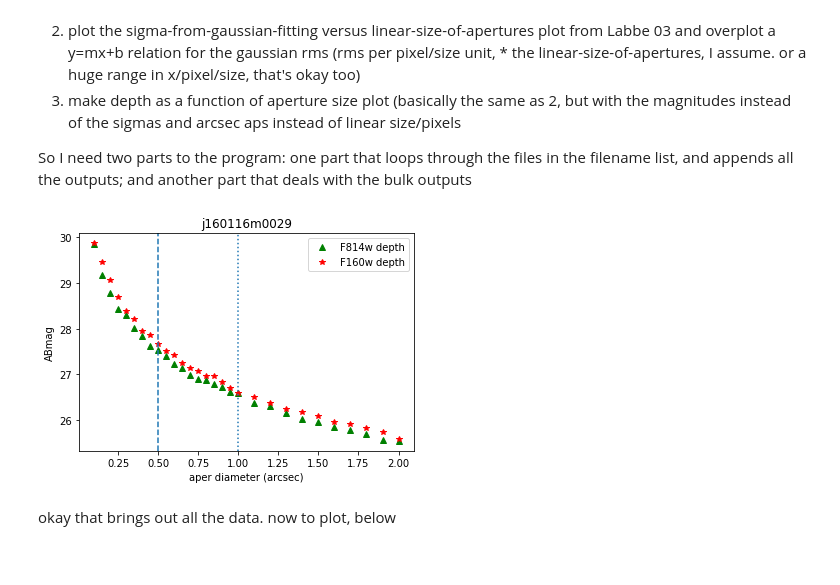
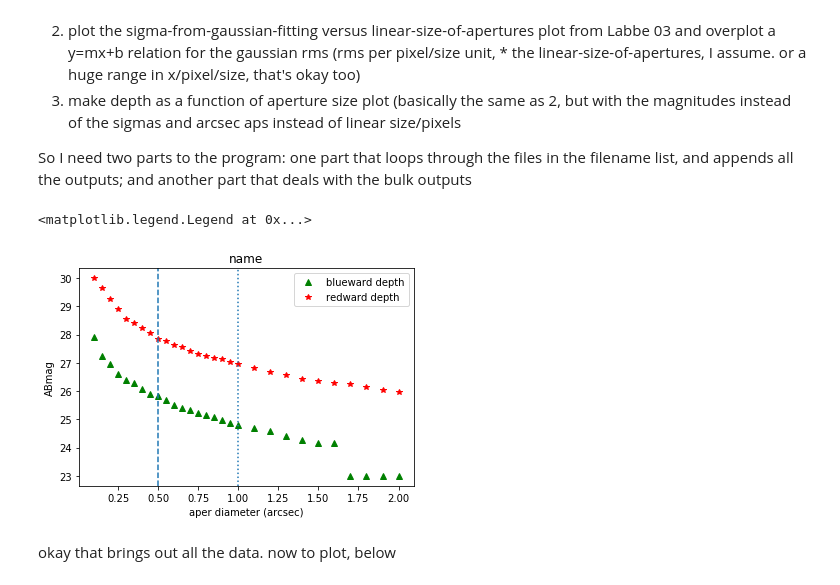
Before and after one commit to astroknots/database, a Jupyter notebook: depthcalculation/Working_Depth.ipynb, the cells around one changed output. Saved outputs shown, nothing was run; the diff lists cells and outputs as text; code cells hidden in the pictures.

```diff
--- a/depthcalculation/Working_Depth.ipynb
+++ b/depthcalculation/Working_Depth.ipynb
@@ -33,13 +34,13 @@ after looping through each object in the list, I will have a file of depth measu
 
 So I need two parts to the program: one part that loops through the files in the filename list, and appends all the outputs; and another part that deals with the bulk outputs
 # %%
-file1='../emptyApertureAnalysis_share/aperflux/all_j16_f814w_osnn3_aps.txt'
-file2='../emptyApertureAnalysis_share/aperflux/all_j16_f160w_osnn3_aps.txt'
+file1='../emptyApertureAnalysis_share/aperflux/allmost2_j0035_f814wu_osnn3m_aps.txt'
+file2='../emptyApertureAnalysis_share/aperflux/all_j0035_f140w_osnn3m_aps_v30.txt'
 filenames1=np.loadtxt(file1,dtype='str')
 filenames2=np.loadtxt(file2,dtype='str')
 
-originalfits1='../../HSTdata/j160116m0029/j160116m0029-f814w_drc_sci.fits'
-originalfits2='../../HSTdata/j160116m0029/j160116m0029-f160w_drz_sci.fits'
+originalfits1='../../HSTdata/j003548m4312/j003548m4312-f814wu_drc_sci.fits'
+originalfits2='../../HSTdata/j003548m4312/j003548m4312-f140w_drz_sci.fits'
 hdu1=fits.open(originalfits1)
 hdu2=fits.open(originalfits2)
 hdr1=hdu1[0].header
@@ -49,8 +50,11 @@ holdphots2=[hdr2['PHOTFLAM'],hdr2['PHOTPLAM']]
 hdu1.close()
 hdu2.close()
 
+#arcsec
 apers=np.array([0.1,0.15,0.2,0.25,0.3,0.35,0.4,0.45,0.5,0.55,0.6,0.65,0.7,0.75,0.8,0.85,0.9,0.95,1.0,1.1,1.2,1.3,1.4,1.5,1.6,1.7,1.8,1.9,2.0])
-
+#linear size: linearsize=0.5*np.array(apers)/pixscale
+aper1 = 0.5*apers/0.1
+aper1b =0.5*apers/0.05
 
 mags_fblue=[]
 mags_fred=[]
@@ -64,42 +68,47 @@ keynames_fred=[]
 for x in filenames1:
 #    infile='../emptyApertureAnalysis_share/aperflux/'+str(x)
     infile=str(x)
     mags,sigs=depthcalc.depth(infile,holdphots1)
     mags_fblue.append(mags)
     sigs_fblue.append(sigs)
     holdhists1,nameout1=depthcalc.fithists(infile,binnum=100)
     histdict1={nameout1:holdhists1}
     histogram_fblue.update(histdict1)
     keynames_fblue.append(nameout1)
 
-#this is only necessary for j003548m4312, which timed out after 24 hours for F814w
-#holdthese=[23.0,23.0,23.0,23.0]
-#for i in holdthese:
-#    mags_fblue.append(i)
+#this is only necessary for the bluward j003548m4312, which timed out after 24 hours for F814w
+holdthese=[23.0,23.0,23.0,23.0]
+for i in holdthese:
+#    sigs_fblue.append(0)
+    mags_fblue.append(i)
+shortie=len(sigs_fblue)
+aper1b=aper1b[0:shortie]
+
 
 for y in filenames2:
 #    infile2='../emptyApertureAnalysis_share/aperflux/'+str(y)
     infile2=str(y)
     mags2,sigs2=depthcalc.depth(infile2,holdphots2)
     mags_fred.append(mags2)
     sigs_fred.append(sigs2)
     holdhists2,nameout2=depthcalc.fithists(infile2,binnum=100)
     histdict2={nameout2:holdhists2}
     histogram_fred.update(histdict2)
     keynames_fred.append(nameout2)
 
-plt.plot(apers,mags_fblue,'g^',label='F814w depth')
-plt.plot(apers,mags_fred,'r*',label='F160w depth')
-plt.title('j160116m0029')
+plt.plot(apers,mags_fblue,'g^',label='blueward depth')
+plt.plot(apers,mags_fred,'r*',label='redward depth')
+plt.title('name')
 plt.axvline(x=1.0,linestyle=':')
 plt.axvline(x=0.50,linestyle='--')
 #plt.hlines(y=29.5,xmin=0,xmax=2.0,linestyle=':')
 plt.xlabel('aper diameter (arcsec)')
 plt.ylabel('ABmag')
 plt.legend(loc='upper right')
-plt.show()
+#plt.show()
 # %% [output]
+<matplotlib.legend.Legend at 0x...>
-[figure, old version]
+[figure, new version]
 # %% [markdown]
 okay that brings out all the data. now to plot, below
 # %%
```
Also changed, not shown: parts of 3 cells of this notebook, 4 other files.
